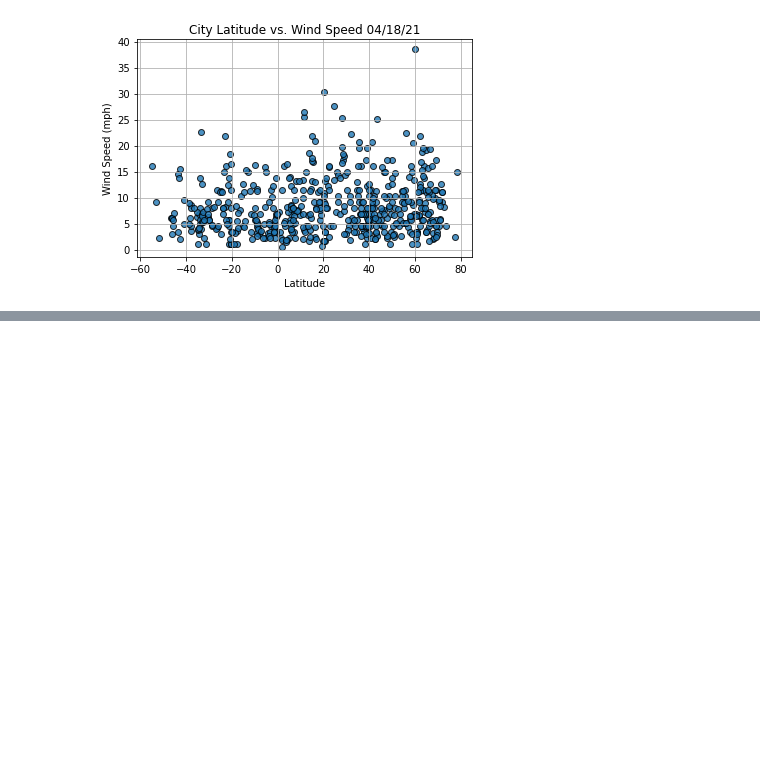
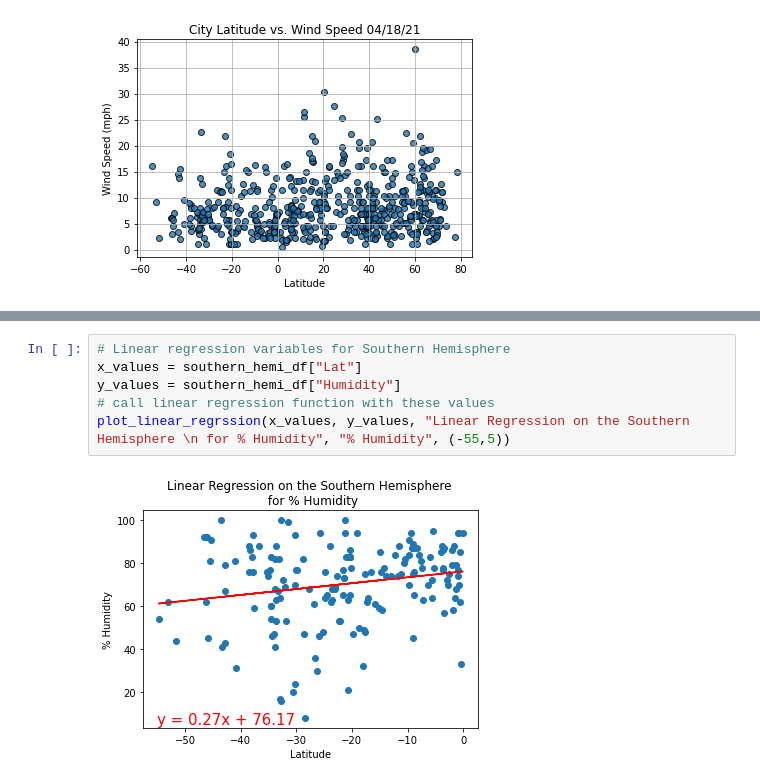
Before and after one commit to iiiGraham/World_Weather_Analysis, a Jupyter notebook: WeatherPy.ipynb, the cells around one changed output, grey strips where cells are left out. Drawn from its saved outputs; the diff is of its cells as text; blank space fills up the shorter version.

```diff
--- a/WeatherPy.ipynb
+++ b/WeatherPy.ipynb
@@ -231,0 +292,8 @@ plt.show()
+# %%
+# Linear regression variables for Southern Hemisphere
+x_values = southern_hemi_df["Lat"]
+y_values = southern_hemi_df["Humidity"]
+# call linear regression function with these values
+plot_linear_regrssion(x_values, y_values, "Linear Regression on the Southern Hemisphere \n for % Humidity", "% Humidity", (-55,5))
+# %% [output]
+[figure, added]
```
Also changed, not shown: parts of 10 cells of this notebook.
